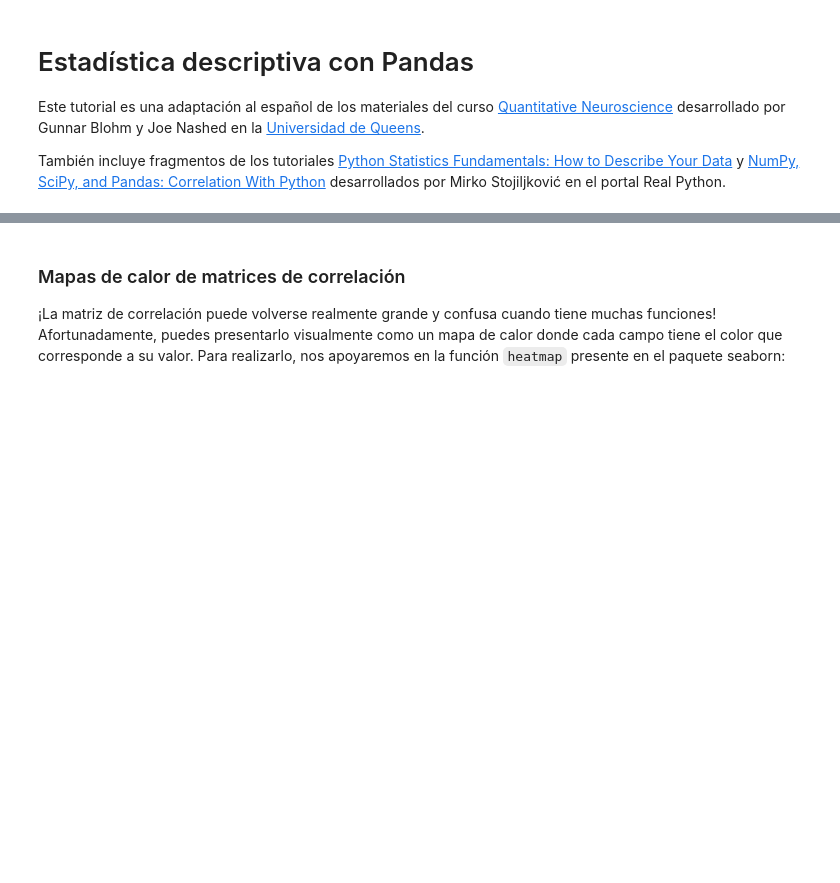
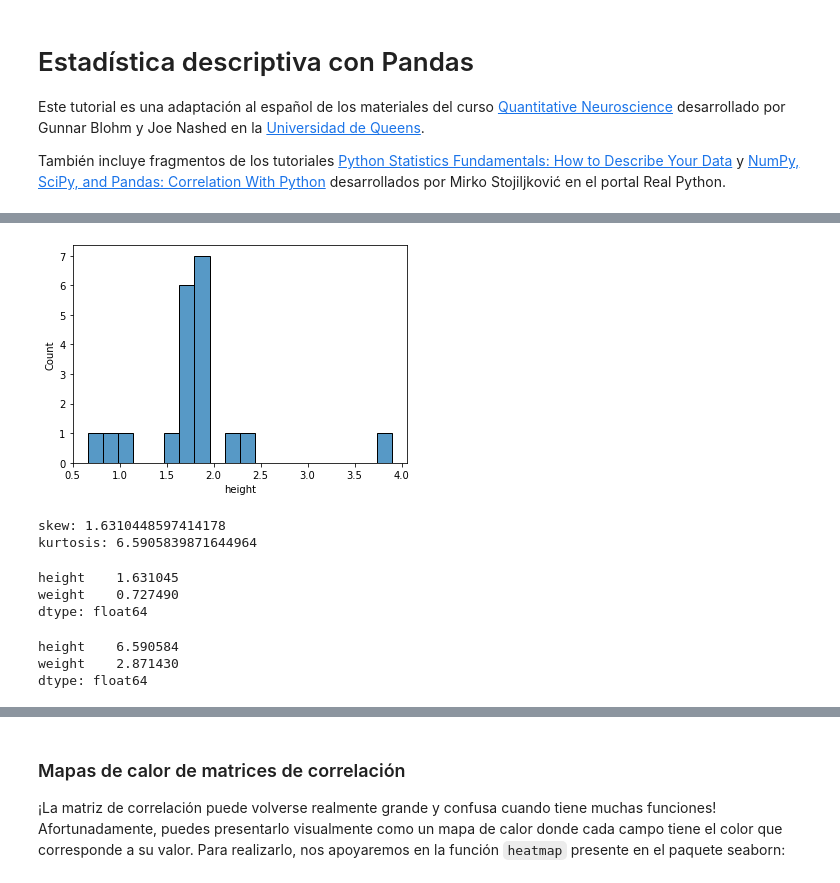
Before and after one commit to renatoparedes/IntroPythonInvestigacionPsicologia, a Jupyter notebook: AnalisisdeDatosCuantitativos/EstadisticaDescriptiva.ipynb, the cells around one changed output, grey strips where cells are left out. Saved outputs shown, nothing was run; the diff lists cells and outputs as text; code cells hidden in the pictures; blank space fills up the shorter version.

```diff
--- a/AnalisisdeDatosCuantitativos/EstadisticaDescriptiva.ipynb
+++ b/AnalisisdeDatosCuantitativos/EstadisticaDescriptiva.ipynb
@@ -374,0 +132,23 @@ Tanto `.corr()` como `.corrwith()` tienen el método de parámetro opcional para
+# %%
+sns.histplot(x="height", data=sw)
+plt.show()
+# %% [output]
+[figure, added]
+# %%
+print("skew:", sw["height"].skew())
+print("kurtosis:", sw["height"].kurtosis())
+# %% [output]
+skew: 1.6310448597414178
+kurtosis: 6.5905839871644964
+# %%
+sw.skew(numeric_only=True)
+# %% [output]
+height    1.631045
+weight    0.727490
+dtype: float64
+# %%
+sw.kurtosis(numeric_only=True)
+# %% [output]
+height    6.590584
+weight    2.871430
+dtype: float64
```
Also changed, not shown: parts of 76 cells of this notebook, 2 other files.
